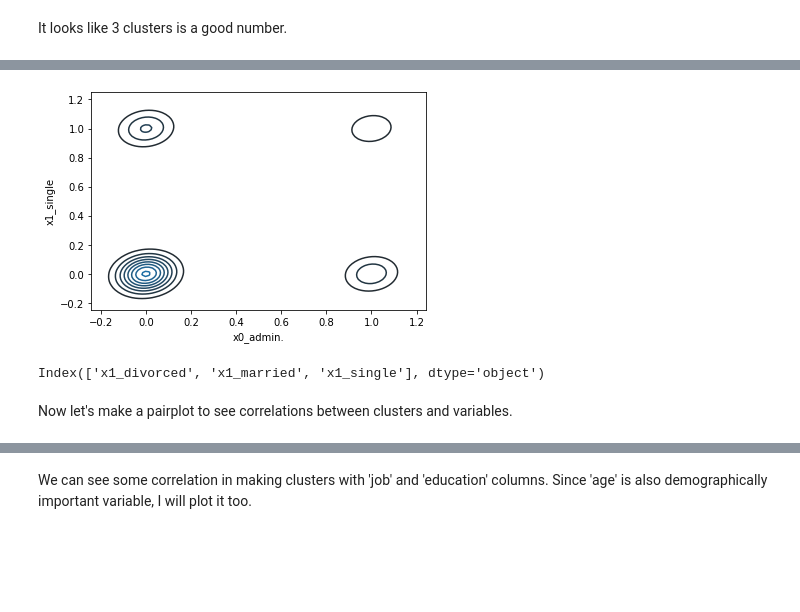
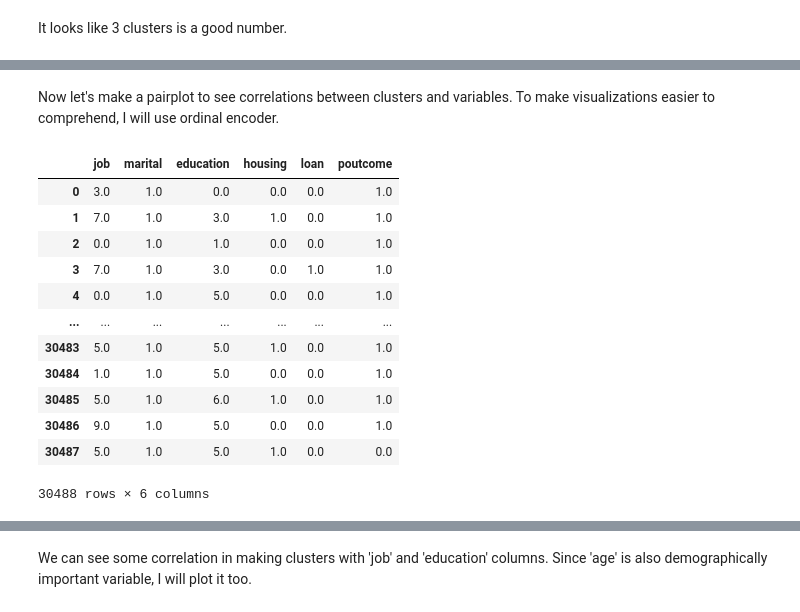
Before and after one commit to aza-atabayev/bank-marketing-clustering, a Jupyter notebook: Bank Marketing (clustering).ipynb, the cells around one changed output, grey strips where cells are left out. Saved outputs shown, nothing was run; the diff lists cells and outputs as text; code cells hidden in the pictures; blank space fills up the shorter version.

Commit message:
Made visualizations of clusters

```diff
--- a/Bank Marketing (clustering).ipynb
+++ b/Bank Marketing (clustering).ipynb
@@ -253,12 +214,39 @@ for column in preprocessed_X.columns[:-1]:
-# %%
-
-        ax = sns.kdeplot(preprocessed_X[job], preprocessed_X[marital], hue = preprocessed_X['cluster'])
-# %% [output]
-[figure, removed]
-# %%
-preprocessed_X.columns[11:14]
-# %% [output]
-Index(['x1_divorced', 'x1_married', 'x1_single'], dtype='object')
 # %% [markdown]
-Now let's make a pairplot to see correlations between clusters and variables.
+Now let's make a pairplot to see correlations between clusters and variables. To make visualizations easier to comprehend, I will use ordinal encoder.
+# %%
+categorical_cols = [cname for cname in X.columns if X[cname].dtype == "object"]
+
+# Preprocessing for categorical data
+categorical_transformer = Pipeline(steps=[
+    ('ordinal', OrdinalEncoder())
+])
+
+
+preprocessor = ColumnTransformer(
+    transformers=[
+        ('cat', categorical_transformer, categorical_cols)
+    ])
+
+# since column names were deleted, I have to put them back using the function
+def visualize_data(X):
+    results = pd.DataFrame(preprocessor.fit_transform(X))
+    results.columns = categorical_cols
+    return results
+# %%
+visualized_X = visualize_data(X)
+visualized_X
+# %% [output]
+|  | job | marital | education | housing | loan | poutcome |
+| 0 | 3.0 | 1.0 | 0.0 | 0.0 | 0.0 | 1.0 |
+| 1 | 7.0 | 1.0 | 3.0 | 1.0 | 0.0 | 1.0 |
+| 2 | 0.0 | 1.0 | 1.0 | 0.0 | 0.0 | 1.0 |
+| 3 | 7.0 | 1.0 | 3.0 | 0.0 | 1.0 | 1.0 |
+| 4 | 0.0 | 1.0 | 5.0 | 0.0 | 0.0 | 1.0 |
+| ... | ... | ... | ... | ... | ... | ... |
+| 30483 | 5.0 | 1.0 | 5.0 | 1.0 | 0.0 | 1.0 |
+| 30484 | 1.0 | 1.0 | 5.0 | 0.0 | 0.0 | 1.0 |
+| 30485 | 5.0 | 1.0 | 6.0 | 1.0 | 0.0 | 1.0 |
+| 30486 | 9.0 | 1.0 | 5.0 | 0.0 | 0.0 | 1.0 |
+| 30487 | 5.0 | 1.0 | 5.0 | 1.0 | 0.0 | 0.0 |
+30488 rows × 6 columns
 # %%
```
Also changed, not shown: parts of 9 cells of this notebook.
